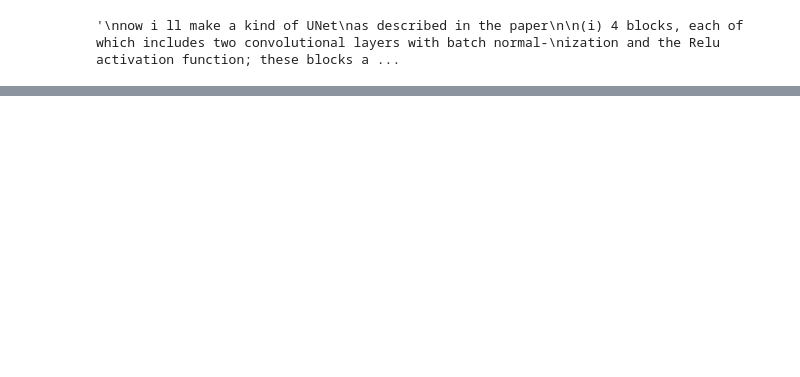
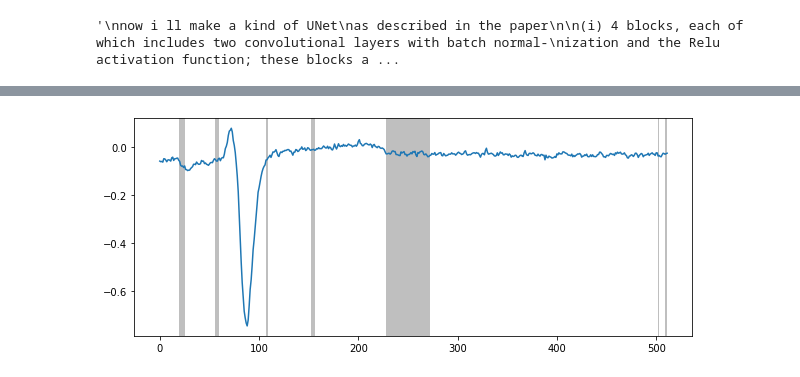
Before and after one commit to byschii/ecg-segmentation, a Jupyter notebook: unet_for_ecg.ipynb, the cells around one changed output, grey strips where cells are left out. Saved outputs shown, nothing was run; the diff lists cells and outputs as text; code cells hidden in the pictures; blank space fills up the shorter version.

```diff
--- a/unet_for_ecg.ipynb
+++ b/unet_for_ecg.ipynb
@@ -541,0 +575,16 @@ array([1, 2, 2, 2, 0, 2, 2, 2, 2, 2, 2, 2, 2, 2, 2, 2, 2, 2, 2, 0, 0, 0,
+# %%
+# calc where the predicted categories differs from the real categories
+diff = predicted_categories - categories
+# calc the derivation of the diff
+deriv = diff - np.concatenate([diff[1:] , np.array([0])])
+# calc the timesteps where the derivation is not 0
+time_steps = np.nonzero(deriv)[0][1:]
+
+
+# plot the signal
+plt.figure(figsize=(10, 4))
+plt.plot(signal)
+for b,e in grouped(time_steps, 2):
+    plt.axvspan(b, e, facecolor='0.5', alpha=0.5)
+# %% [output]
+[figure, added]
```
Also changed, not shown: parts of 15 cells of this notebook.
